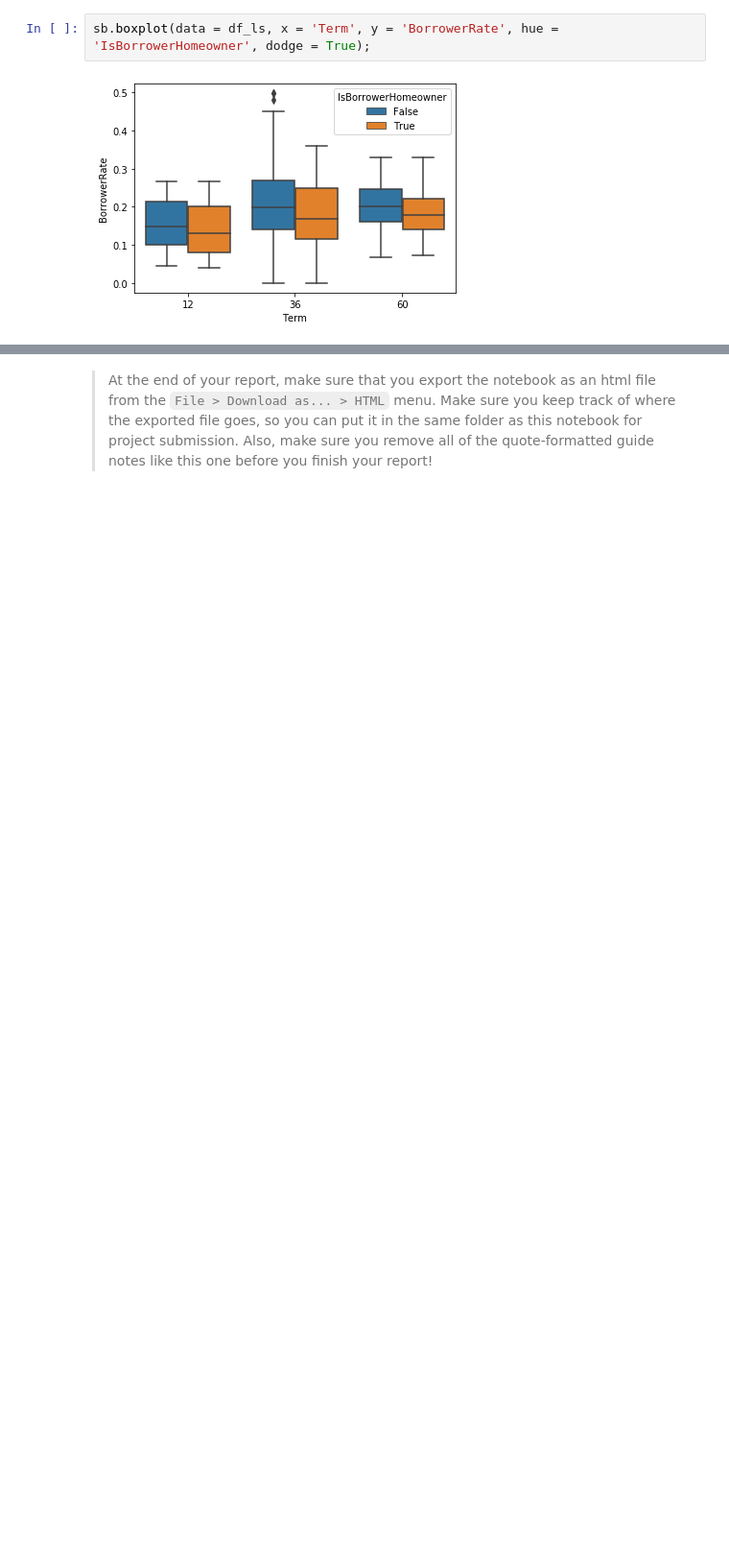
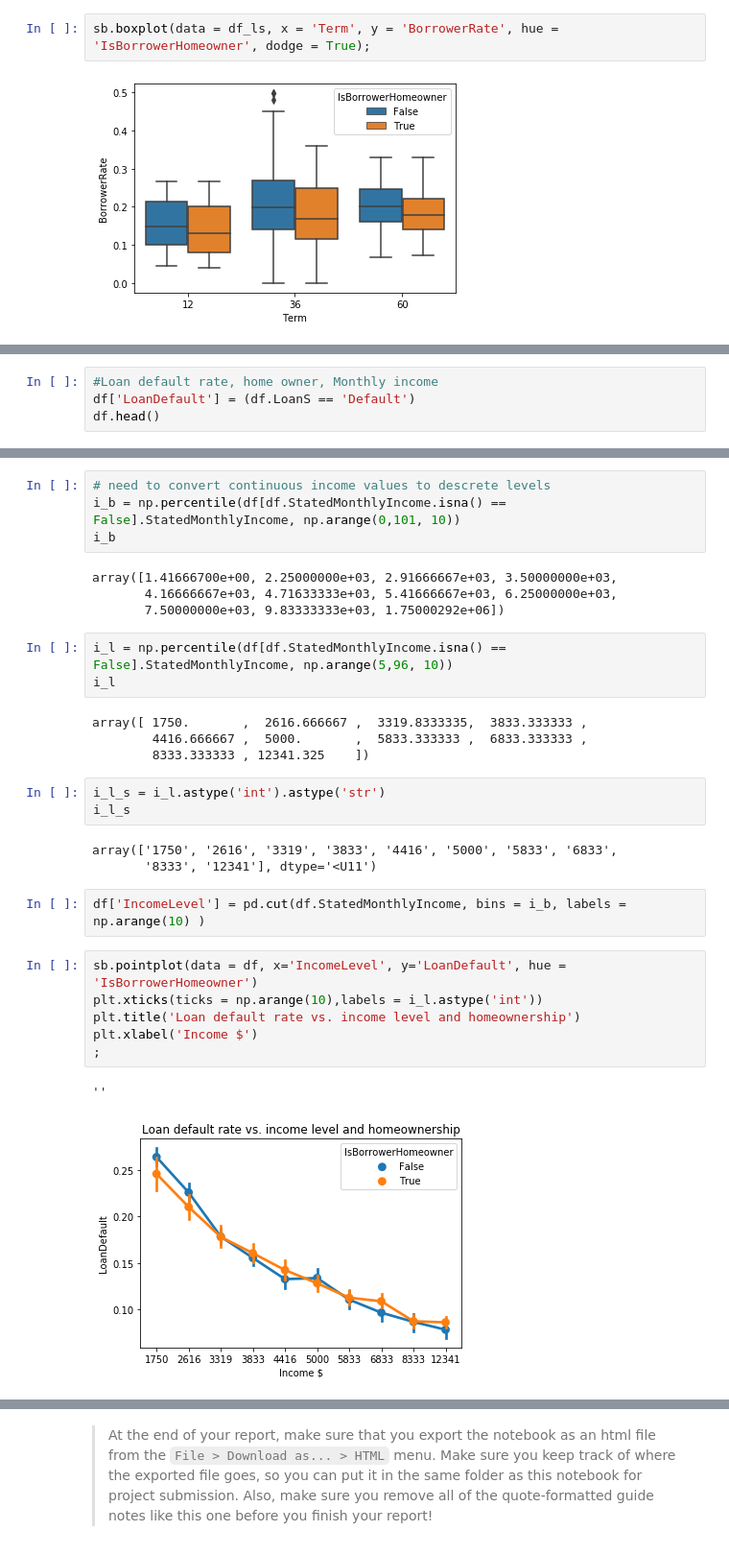
Before and after one commit to xiaohuach/UdacityProject-DataVisualization, a Jupyter notebook: Loan.ipynb, the cells around one changed output, grey strips where cells are left out. Shown at 96% size. Cells and saved outputs as stored; diff of their text form; blank space fills up the shorter version.

```diff
--- a/Loan.ipynb
+++ b/Loan.ipynb
@@ -997,0 +985,4 @@ The graphs shows:
+# %%
+#Loan default rate, home owner, Monthly income
+df['LoanDefault'] = (df.LoanS == 'Default')
+df.head()
@@ -997,0 +996,32 @@ The graphs shows:
+# %%
+# need to convert continuous income values to descrete levels
+i_b = np.percentile(df[df.StatedMonthlyIncome.isna() == False].StatedMonthlyIncome, np.arange(0,101, 10))
+i_b
+# %% [output]
+array([1.41666700e+00, 2.25000000e+03, 2.91666667e+03, 3.50000000e+03,
+       4.16666667e+03, 4.71633333e+03, 5.41666667e+03, 6.25000000e+03,
+       7.50000000e+03, 9.83333333e+03, 1.75000292e+06])
+# %%
+i_l = np.percentile(df[df.StatedMonthlyIncome.isna() == False].StatedMonthlyIncome, np.arange(5,96, 10))
+i_l
+# %% [output]
+array([ 1750.       ,  2616.666667 ,  3319.8333335,  3833.333333 ,
+        4416.666667 ,  5000.       ,  5833.333333 ,  6833.333333 ,
+        8333.333333 , 12341.325    ])
+# %%
+i_l_s = i_l.astype('int').astype('str')
+i_l_s
+# %% [output]
+array(['1750', '2616', '3319', '3833', '4416', '5000', '5833', '6833',
+       '8333', '12341'], dtype='<U11')
+# %%
+df['IncomeLevel'] = pd.cut(df.StatedMonthlyIncome, bins = i_b, labels = np.arange(10) )
+# %%
+sb.pointplot(data = df, x='IncomeLevel', y='LoanDefault', hue = 'IsBorrowerHomeowner')
+plt.xticks(ticks = np.arange(10),labels = i_l.astype('int'))
+plt.title('Loan default rate vs. income level and homeownership')
+plt.xlabel('Income $')
+;
+# %% [output]
+''
+[figure, added]
```
Also changed, not shown: parts of 60 cells of this notebook.
